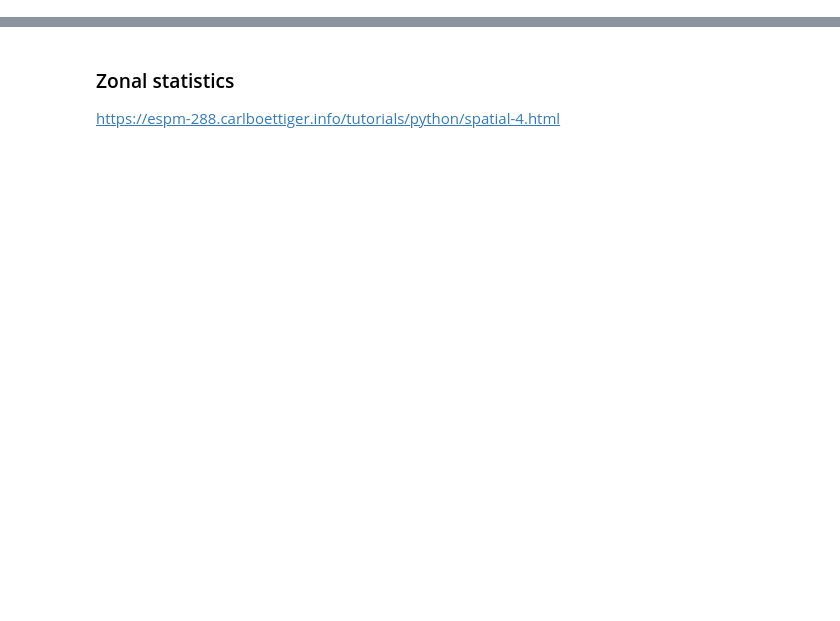
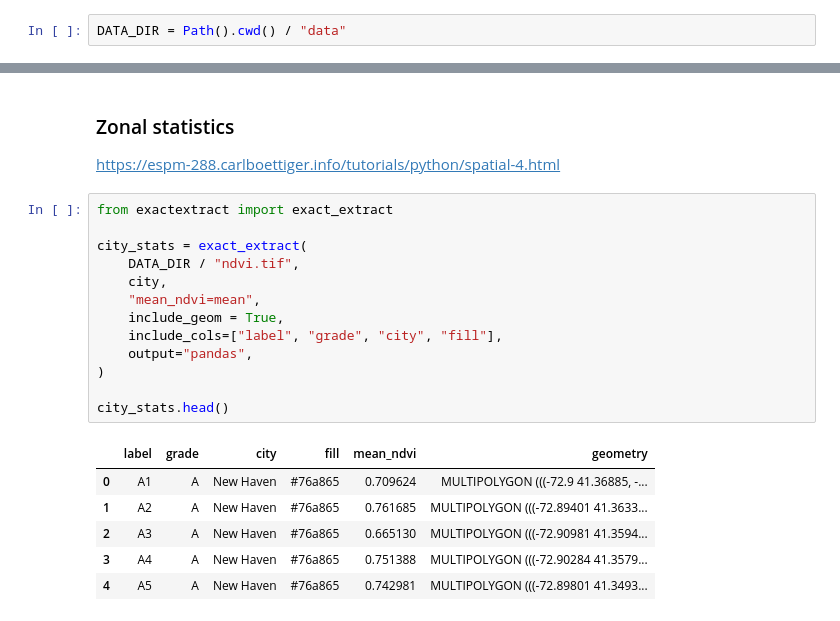
Before and after one commit to geojupyter/workshop-open-source-geospatial, a Jupyter notebook: modules/06-geojupyter/demo.ipynb, the cells around one changed output, grey strips where cells are left out. Saved outputs shown, nothing was run; the diff lists cells and outputs as text; blank space fills up the shorter version.

```diff
--- a/modules/06-geojupyter/demo.ipynb
+++ b/modules/06-geojupyter/demo.ipynb
@@ -10,6 +10,8 @@
   * Loading GeoPandas, tools for Zonal Statistics
   * Programmatically create .jGIS document, add input data sources and output data sources.
   * Demonstrate collaboration of JGIS alongside Notebook. Annotation, ad layer from catalog, etc.
+# %%
+DATA_DIR = Path().cwd() / "data"
 # %% [markdown]
 ## From geopythontutorials.com
 # %% [markdown]
@@ -181,3 +317,23 @@ import odc.stac
 ### Zonal statistics
 
 https://espm-288.carlboettiger.info/tutorials/python/spatial-4.html
+# %%
+from exactextract import exact_extract
+
+city_stats = exact_extract(
+    DATA_DIR / "ndvi.tif",
+    city,
+    "mean_ndvi=mean",
+    include_geom = True,
+    include_cols=["label", "grade", "city", "fill"],
+    output="pandas",
+)
+
+city_stats.head()
+# %% [output]
+|  | label | grade | city | fill | mean_ndvi | geometry |
+| 0 | A1 | A | New Haven | #76a865 | 0.709624 | MULTIPOLYGON (((-72.9 41.36885, -... |
+| 1 | A2 | A | New Haven | #76a865 | 0.761685 | MULTIPOLYGON (((-72.89401 41.3633... |
+| 2 | A3 | A | New Haven | #76a865 | 0.665130 | MULTIPOLYGON (((-72.90981 41.3594... |
+| 3 | A4 | A | New Haven | #76a865 | 0.751388 | MULTIPOLYGON (((-72.90284 41.3579... |
+| 4 | A5 | A | New Haven | #76a865 | 0.742981 | MULTIPOLYGON (((-72.89801 41.3493... |
```
Also changed, not shown: parts of 17 cells of this notebook, 1 other file.
